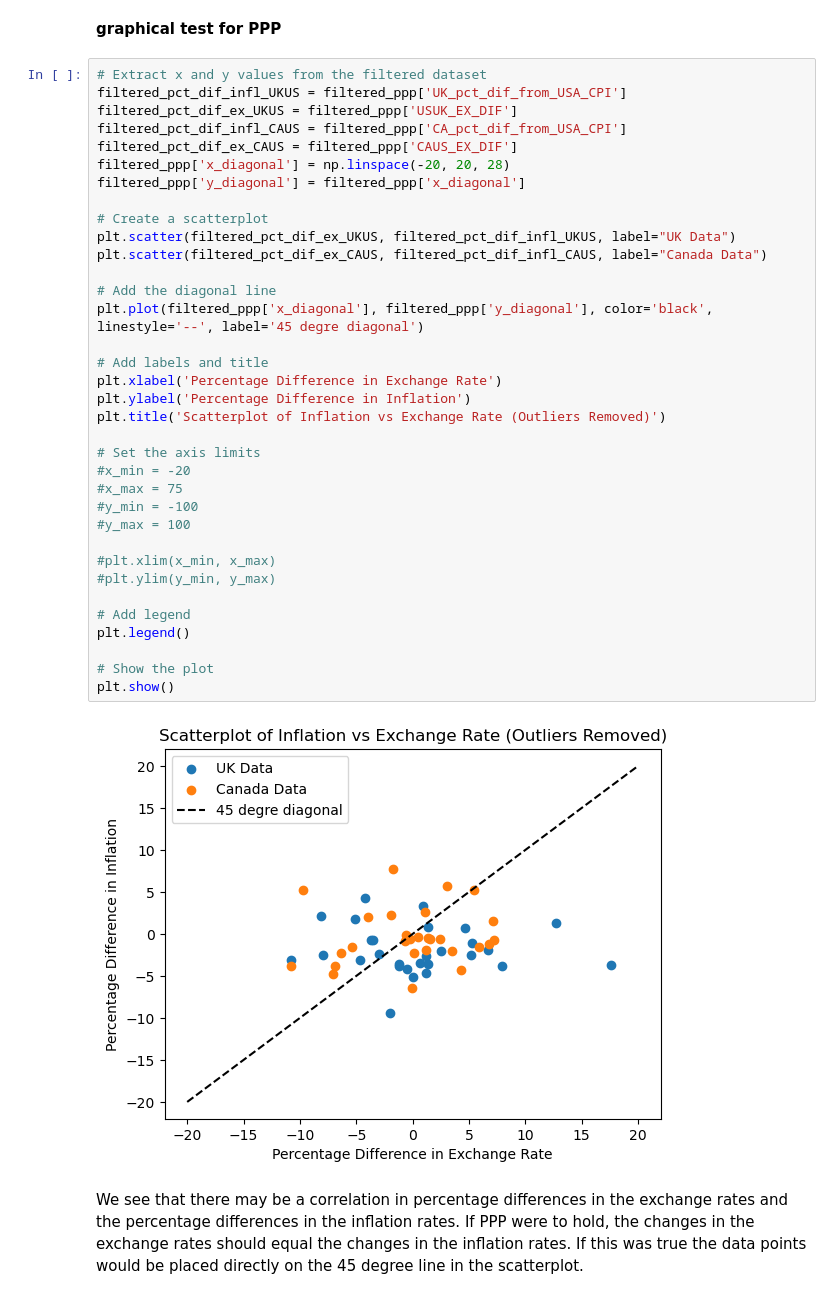
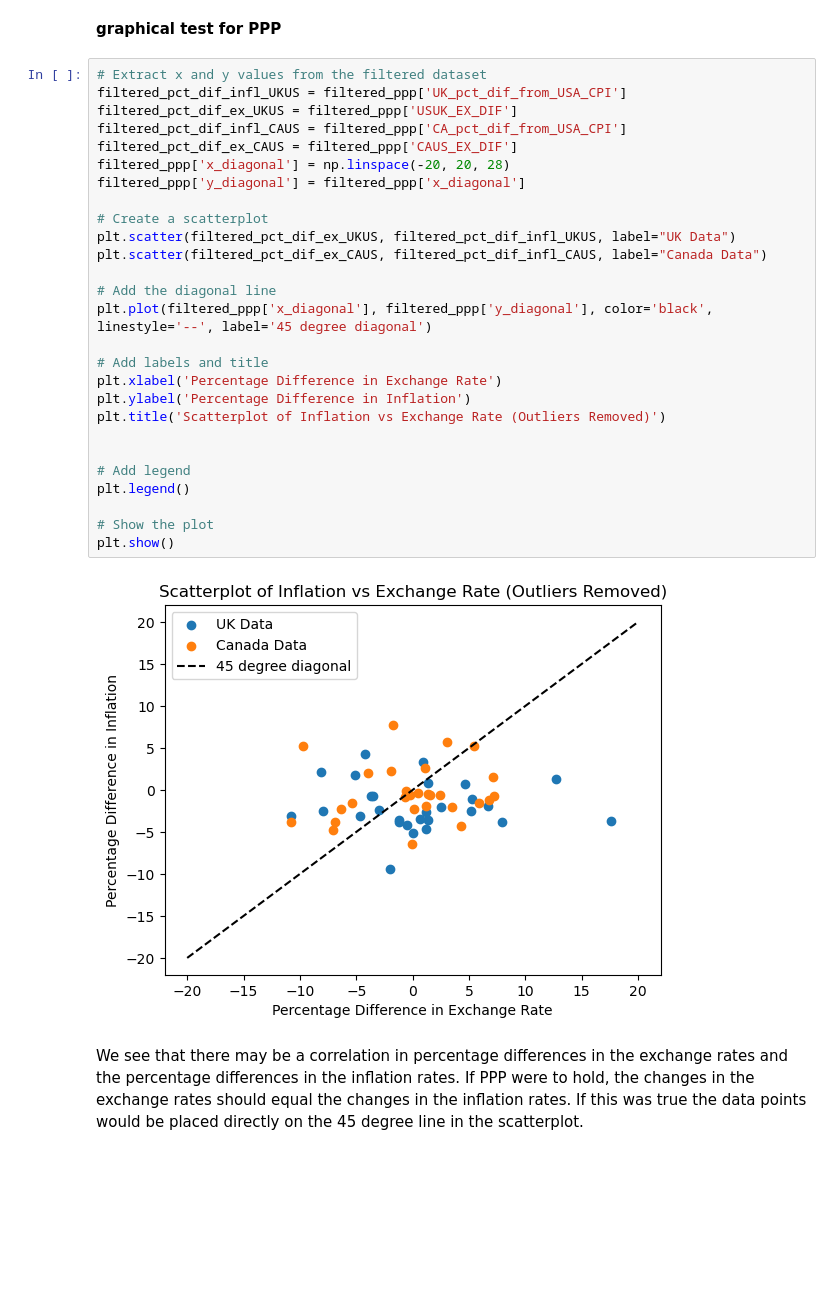
Before and after one commit to NumEconCopenhagen/projects-2024-kbh-herning, a Jupyter notebook: dataproject/dataproject.ipynb, the cells around one changed output. Saved outputs shown, nothing was run; the diff lists cells and outputs as text; blank space fills up the shorter version.

```diff
--- a/dataproject/dataproject.ipynb
+++ b/dataproject/dataproject.ipynb
@@ -224,40 +224,32 @@ Here we see that there is 3 observation there was removed
 # %%
 # Extract x and y values from the filtered dataset
 filtered_pct_dif_infl_UKUS = filtered_ppp['UK_pct_dif_from_USA_CPI']
 filtered_pct_dif_ex_UKUS = filtered_ppp['USUK_EX_DIF']
 filtered_pct_dif_infl_CAUS = filtered_ppp['CA_pct_dif_from_USA_CPI']
 filtered_pct_dif_ex_CAUS = filtered_ppp['CAUS_EX_DIF']
 filtered_ppp['x_diagonal'] = np.linspace(-20, 20, 28)
 filtered_ppp['y_diagonal'] = filtered_ppp['x_diagonal']
 
 # Create a scatterplot
 plt.scatter(filtered_pct_dif_ex_UKUS, filtered_pct_dif_infl_UKUS, label="UK Data")
 plt.scatter(filtered_pct_dif_ex_CAUS, filtered_pct_dif_infl_CAUS, label="Canada Data")
 
 # Add the diagonal line
-plt.plot(filtered_ppp['x_diagonal'], filtered_ppp['y_diagonal'], color='black', linestyle='--', label='45 degre diagonal')
+plt.plot(filtered_ppp['x_diagonal'], filtered_ppp['y_diagonal'], color='black', linestyle='--', label='45 degree diagonal')
 
 # Add labels and title
 plt.xlabel('Percentage Difference in Exchange Rate')
 plt.ylabel('Percentage Difference in Inflation')
 plt.title('Scatterplot of Inflation vs Exchange Rate (Outliers Removed)')
 
-# Set the axis limits
-#x_min = -20
-#x_max = 75
-#y_min = -100
-#y_max = 100
-
-#plt.xlim(x_min, x_max)
-#plt.ylim(y_min, y_max)
 
 # Add legend
 plt.legend()
 
 # Show the plot
 plt.show()
 # %% [output]
-[figure, old version]
+[figure, new version]
 # %% [markdown]
 We see that there may be a correlation in percentage differences in the exchange rates and the percentage differences in the inflation rates.
 If PPP were to hold, the changes in the exchange rates should equal the changes in the inflation rates. If this was true the data points would be placed directly on the 45 degree line in the scatterplot.
```
Also changed, not shown: parts of 10 cells of this notebook.
